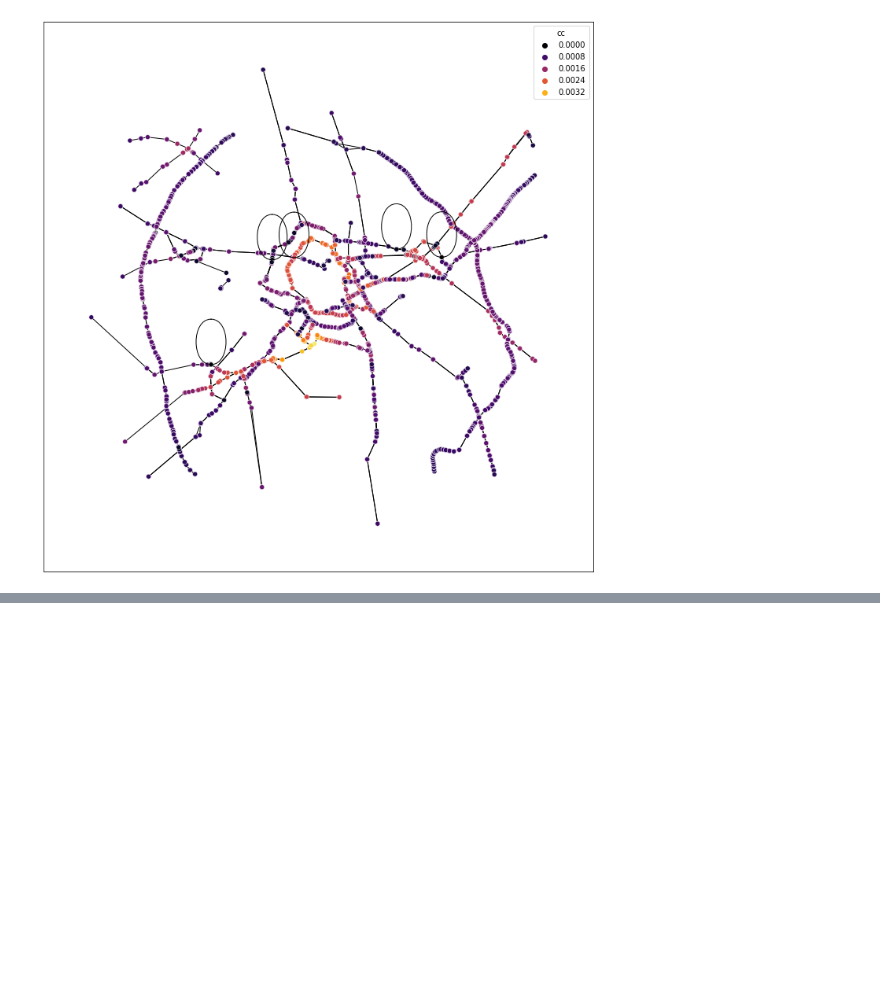
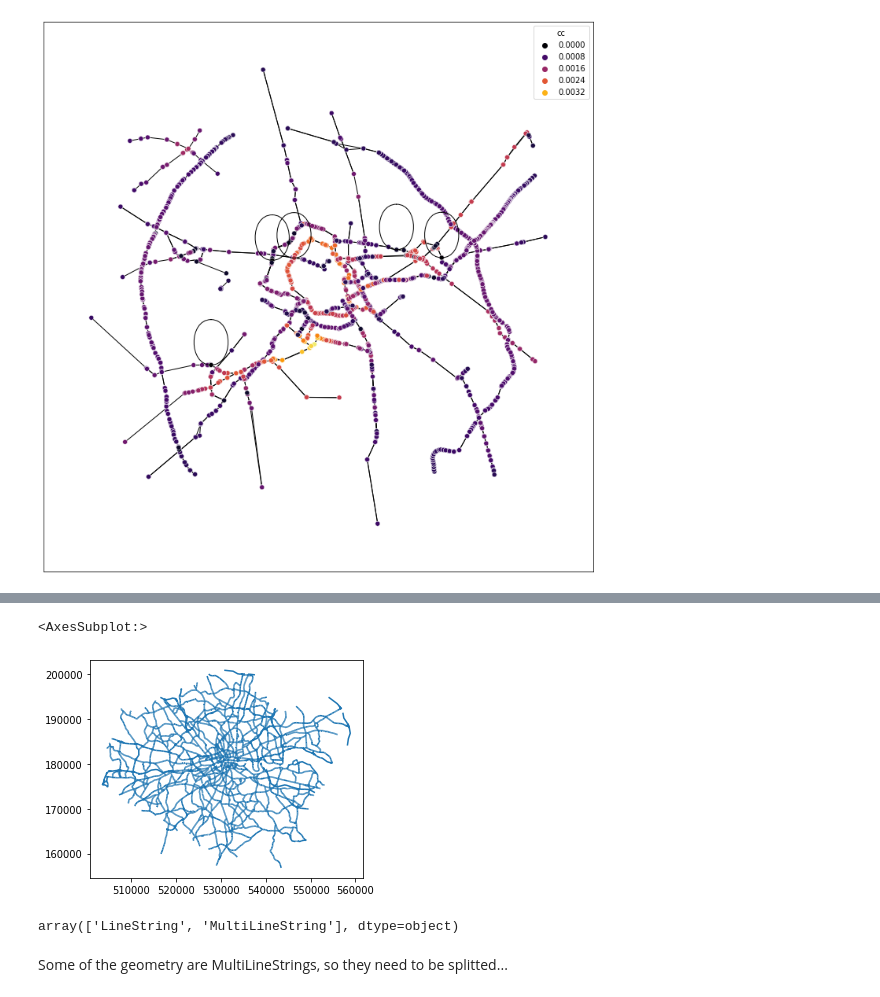
Before and after one commit to akazukin5151/comparative-accessibility, a Jupyter notebook: centrality.ipynb, the cells around one changed output, grey strips where cells are left out. Drawn from its saved outputs; the diff is of its cells as text; code cells hidden in the pictures; blank space fills up the shorter version.

Commit message:
Add centrality for london

```diff
--- a/centrality.ipynb
+++ b/centrality.ipynb
@@ -46,0 +62,2 @@ plt.savefig('cc.png')
+# %%
+london = gpd.read_file('data/london/roads/simplified/simplified_roads_2.shp')
@@ -46,0 +79,3 @@ plt.savefig('cc.png')
+# %%
+lon_major = london.query('function in ["A Road", "Motorway"]') #"B Road"S
+lon_major
@@ -46,0 +96,11 @@ plt.savefig('cc.png')
+# %%
+lon_major.plot()
+# %% [output]
+<AxesSubplot:>
+[figure, added]
+# %%
+lon_major.geometry.apply(lambda x: x.geom_type).unique()
+# %% [output]
+array(['LineString', 'MultiLineString'], dtype=object)
+# %% [markdown]
+Some of the geometry are MultiLineStrings, so they need to be splitted...
```
Also changed, not shown: parts of 18 cells of this notebook, 4 other files.
